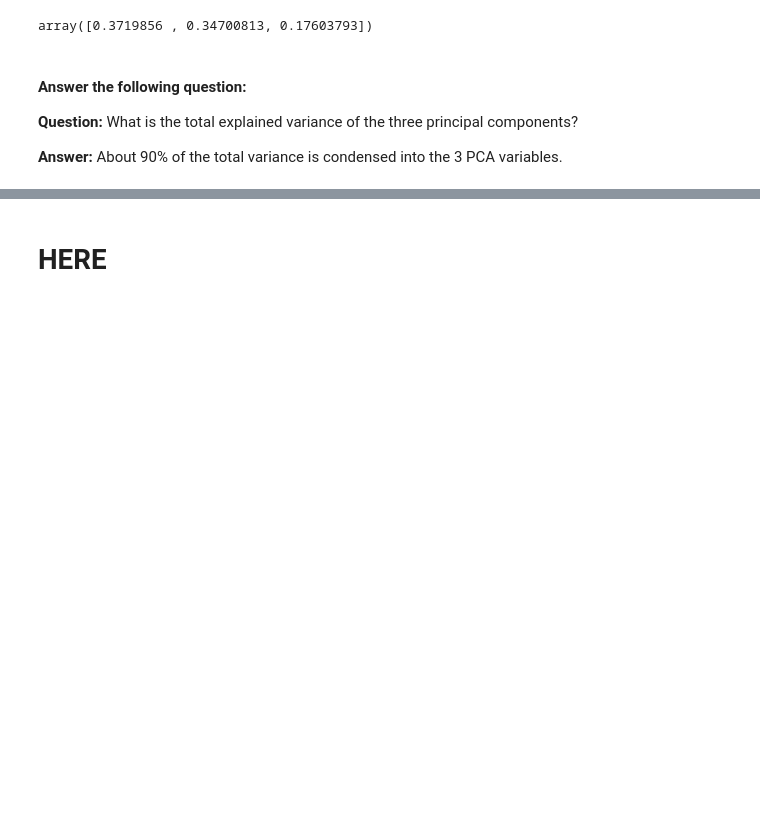
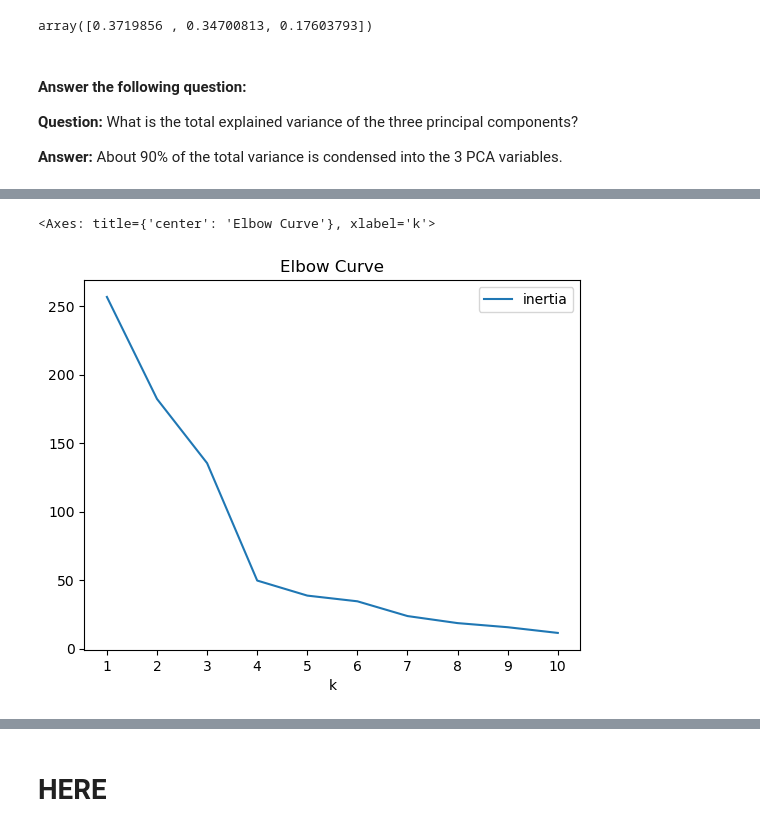
Before and after one commit to azcafriz13/CryptoClustering, a Jupyter notebook: Crypto_Clustering.ipynb, the cells around one changed output, grey strips where cells are left out. Drawn from its saved outputs; the diff is of its cells as text; code cells hidden in the pictures; blank space fills up the shorter version.

```diff
--- a/Crypto_Clustering.ipynb
+++ b/Crypto_Clustering.ipynb
@@ -300,0 +318,26 @@ array([0.3719856 , 0.34700813, 0.17603793])
+# %%
+# Create a list with the number of k-values to try
+# Use a range from 1 to 11
+k = list(range(1, 11))
+
+# Create an empty list to store the inertia values
+inertia = []
+
+# Create a for loop to compute the inertia with each possible value of k
+# Inside the loop:
+# 1. Create a KMeans model using the loop counter for the n_clusters
+# 2. Fit the model to the data using PCA DataFrame.
+# 3. Append the model.inertia_ to the inertia list
+for i in k:
+    k_model = KMeans(n_clusters=i, n_init='auto', random_state=1)
+    k_model.fit(df_market_data_pca)
+    inertia.append(k_model.inertia_)
+
+# Create a dictionary with the data to plot the Elbow curve
+elbow_data = {"k": k, "inertia": inertia}
+
+# Create a DataFrame with the data to plot the Elbow curve
+df_elbow = pd.DataFrame(elbow_data)
+
+# Display the DataFrame
+df_elbow
@@ -300,0 +356,12 @@ array([0.3719856 , 0.34700813, 0.17603793])
+# %%
+# Plot a line chart with all the inertia values computed with
+# the different values of k to visually identify the optimal value for k.
+df_elbow.plot.line(
+    x="k",
+    y="inertia",
+    title="Elbow Curve",
+    xticks=k
+)
+# %% [output]
+<Axes: title={'center': 'Elbow Curve'}, xlabel='k'>
+[figure, added]
```
Also changed, not shown: parts of 26 cells of this notebook.
